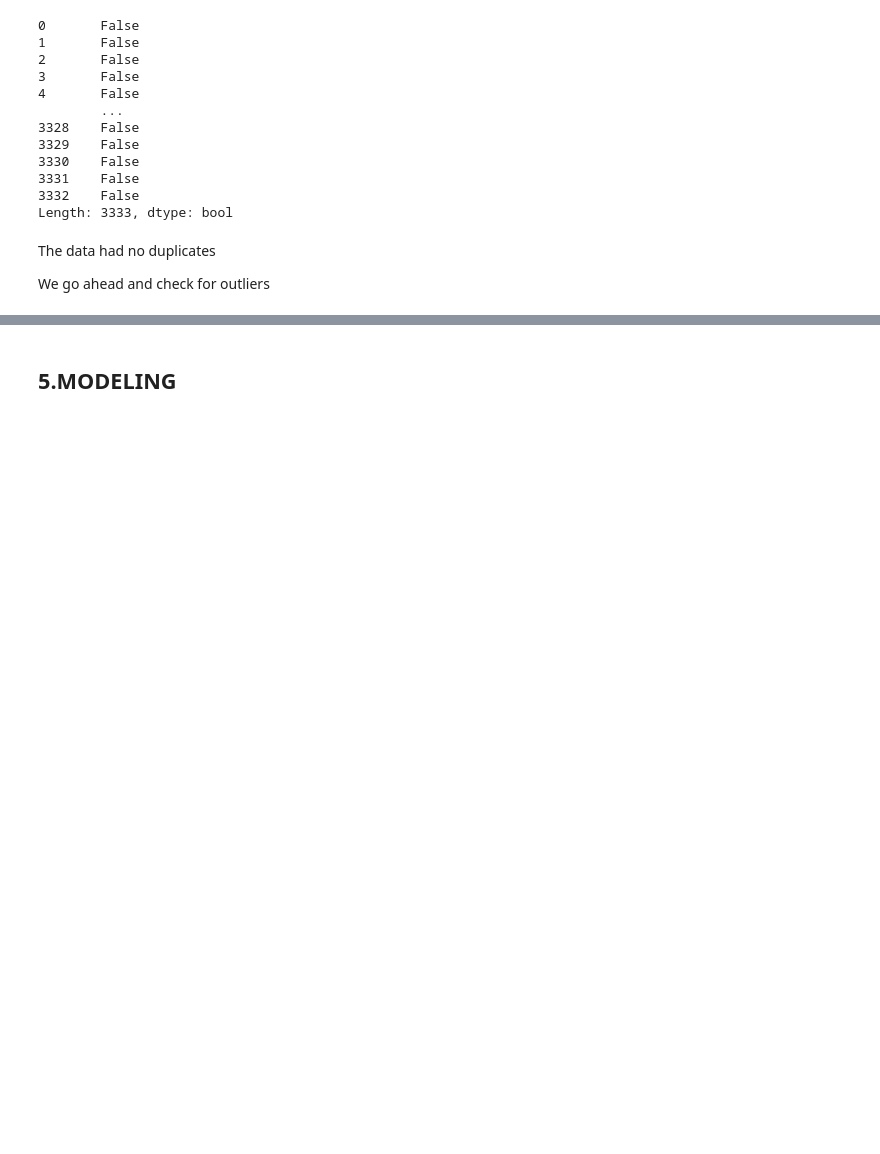
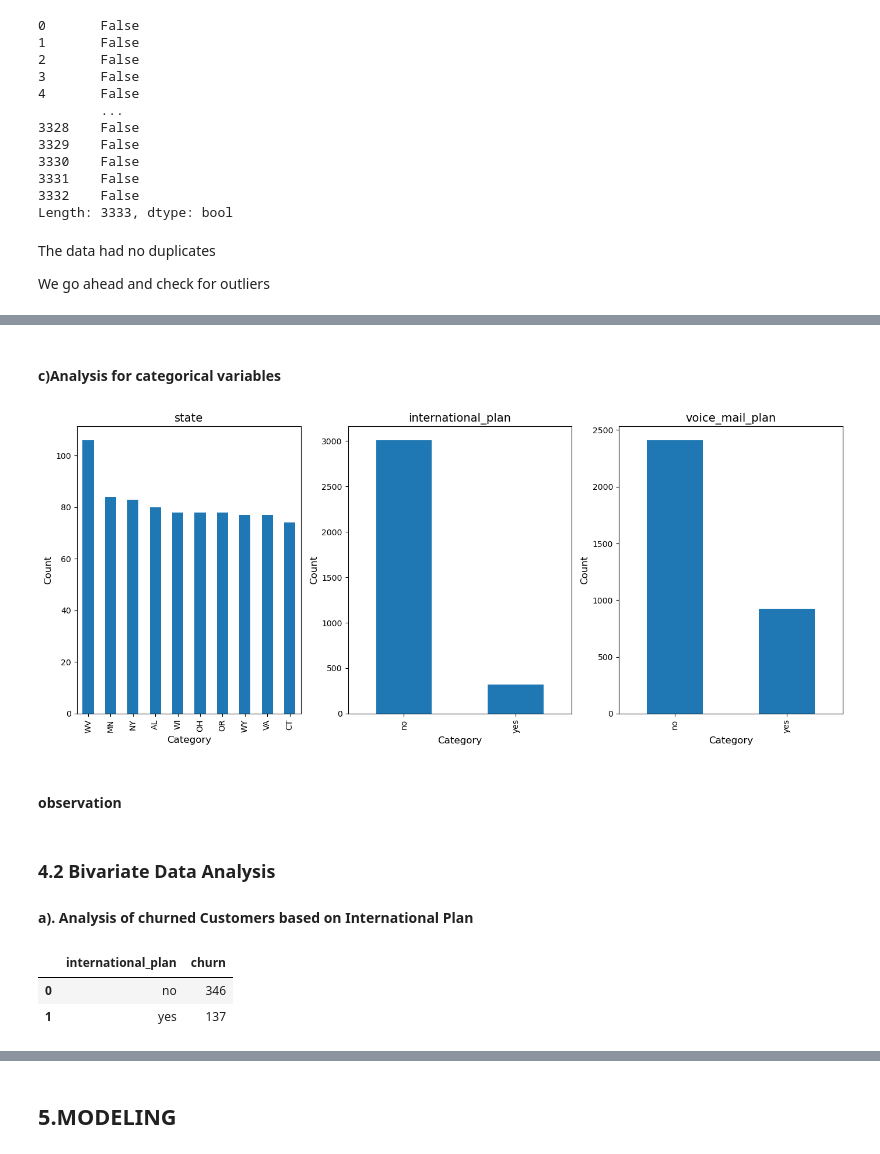
Before and after one commit to Gitahim/Syria_Tel_customer_churn_project, a Jupyter notebook: student.ipynb, the cells around one changed output, grey strips where cells are left out. Drawn from its saved outputs; the diff is of its cells as text; code cells hidden in the pictures; blank space fills up the shorter version.

```diff
--- a/student.ipynb
+++ b/student.ipynb
@@ -426,0 +509,39 @@ Our data looks  all good and we can go to the next steps of analysis and modelin
+# %% [markdown]
+#### c)Analysis for categorical variables
+# %%
+
+# Categorical variables to visualize
+categorical_variables = ['state', 'international_plan', 'voice_mail_plan']
+
+# Create subplots for each categorical variable
+fig, ax = plt.subplots(nrows=1, ncols=len(categorical_variables), figsize=(14, 6))
+
+for i, categorical_variable in enumerate(categorical_variables):
+  # Get top 10 categories (adjust nlargest value if needed)
+  top_ten_categories = data[categorical_variable].value_counts().nlargest(10)
+
+  # Check for empty categories (optional)
+  if len(top_ten_categories) > 0:
+      top_ten_categories.plot(kind='bar', ax=ax[i])
+      ax[i].set_title(categorical_variable, fontsize=14)
+      ax[i].set_xlabel('Category', fontsize=12)
+      ax[i].set_ylabel('Count', fontsize=12)
+  else:
+      ax[i].text(0.5, 0.5, "No categories found", ha='center', va='center', fontsize=12)
+
+plt.tight_layout()
+plt.show()
+# %% [output]
+[figure, added]
+# %% [markdown]
+#### observation
+# %% [markdown]
+### 4.2 Bivariate  Data Analysis
+#### a). Analysis of churned Customers based on International Plan
+# %%
+churned_customers_vs_international_plan = data.groupby("international_plan")["churn"].sum().reset_index()
+churned_customers_vs_international_plan
+# %% [output]
+|  | international_plan | churn |
+| 0 | no | 346 |
+| 1 | yes | 137 |
```
Also changed, not shown: parts of 34 cells of this notebook.
